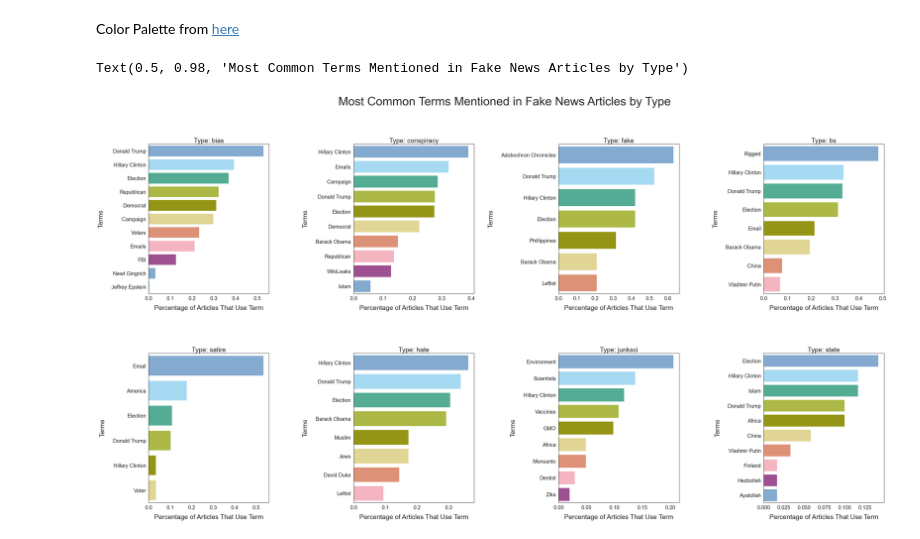
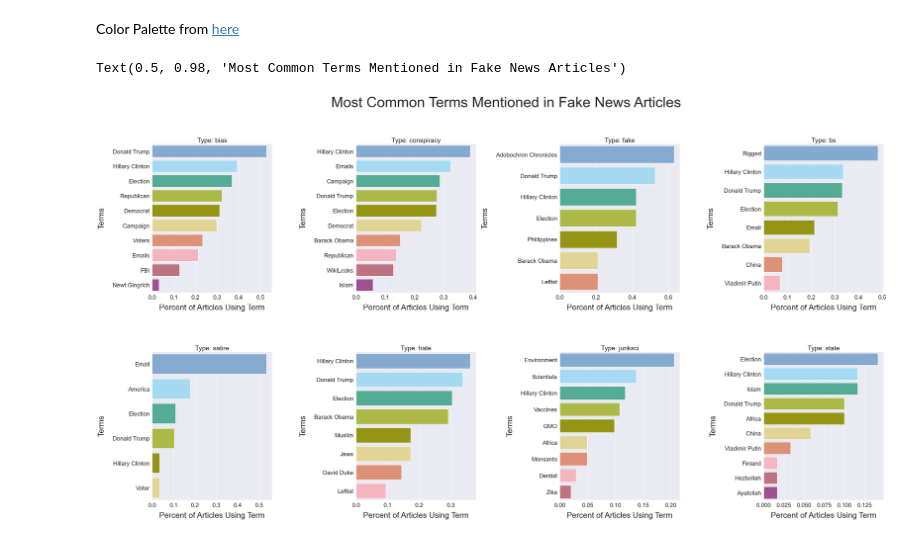
Before and after one commit to haleyej/ala_470_proj, a Jupyter notebook: viz.ipynb, the cells around one changed output. Saved outputs shown, nothing was run; the diff lists cells and outputs as text; code cells hidden in the pictures.

```diff
--- a/viz.ipynb
+++ b/viz.ipynb
@@ -258,7 +252,7 @@ Text(0.5, 0.98, 'Most Common Things Mentioned in Fake News Articles by Type')
 # %%
 bias = [('Donald Trump', r"trumps?"), ('Hillary Clinton', r'clintons?'), ('Election', 'elections?'), ('Campaign', 'campaigns?'),
         ('Republican', 'republicans?'), ('Democrat', 'democrats?'), ('Emails', 'emails?'), ('Voters', 'voters?'),
-        ('Newt Gingrich', 'gingrichs?'), ('Jeffrey Epstein', 'epsteins?'), ('FBI', 'fbi')]
+        ('Newt Gingrich', 'gingrichs?'), ('FBI', 'fbi')]
 
 
 
@@ -282,7 +276,7 @@ satire = [('Donald Trump', r"trumps?"), ('Hillary Clinton', r'clintons?'), ('Ele
 
 hate = [('Donald Trump', r"trumps?"), ('Hillary Clinton', r'clintons?'), ('Election', 'elections?'),
         ('Muslim', 'muslims?'), ('Jews', 'jews?'), ('Barack Obama', 'obamas?'),
-        ('Leftist', 'leftists'), ('David Duke', 'dukes?')]
+        ('Leftist', 'leftists'), ('David Duke', '(dukes?|dr.\bduke)')]
 
 junksci = [('Zika', 'zika'), ('Vaccines', 'vaccines?'), ('Hillary Clinton', 'clintons?'),
            ('GMO', 'gmos?'), ('Africa', 'african?s?'), ('Monsanto', 'monsantos?'), ('Dentist', 'dentists?'),
@@ -300,39 +294,41 @@ targets = [bias, conspiracy, fake, bs, satire, hate, junksci, state]
 <p>Color Palette from <a href="https://personal.sron.nl/~pault/">here</a></p>
 # %%
 colors = ['#77AADD', '#99DDFF', '#44BB99', '#BBCC33', '#AAAA00', '#EEDD88',
-          '#EE8866', '#FFAABB', '#AA4499']
+          '#EE8866', '#FFAABB', '#CC6677','#AA4499']
 # %%
-rcParams['figure.figsize'] = 36,18
+# rcParams['figure.figsize'] = 36,18
 
-fig, axes = plt.subplots(2, 4)
+fig, axes = plt.subplots(2, 4, constrained_layout = True)
 fig.set_size_inches(50, 25)
 fig.subplots_adjust(hspace = 0.4, wspace = 0.7)
 
 for i, ax in enumerate(axes.flatten()):
     t = types[i]
     matches = {}
     matches_df = df[df['type'] == t]
 
     for label, target in targets[i]:
         amount = matches_df['text_normalized'].str.contains(r"{}".format(target)).sum() / len(matches_df)
         matches[label] = amount
 
-#     matches = {k:v for k, v in matches.items() if v > 0.03}
     temp = pd.DataFrame(matches.items(), columns = ['entity', 'percent'])
     temp = temp.sort_values(['percent'], ascending = False)
     num_items = len(matches.keys())
 
     grid = sns.barplot(x = temp['percent'], y = temp['entity'],
                        palette = sns.color_palette(colors), ax = ax)
 
-    grid.tick_params(labelsize = 20)
-    grid.set_ylabel('Terms', fontsize = 25, labelpad = 27.5)
-    grid.set_xlabel('Percentage of Articles That Use Term',  fontsize = 25, labelpad = 15)
+    grid.tick_params(labelsize = 22.5)
+    grid.set_ylabel('Terms', fontsize = 30, labelpad = 27.5)
+    grid.set_xlabel('Percent of Articles Using Term',  fontsize = 30, labelpad = 15)
     grid.set_title(f"Type: {t}", fontsize = 25)
 
-fig.suptitle("Most Common Terms Mentioned in Fake News Articles by Type", fontsize = 45)
+#     if i == 3:
+#         grid.subplots_adjust(left = 0.2)
+
+fig.suptitle("Most Common Terms Mentioned in Fake News Articles", fontsize = 55)
 # %% [output]
-Text(0.5, 0.98, 'Most Common Terms Mentioned in Fake News Articles by Type')
+Text(0.5, 0.98, 'Most Common Terms Mentioned in Fake News Articles')
-[figure, old version]
+[figure, new version]
 # %%
 fig.savefig('ala_470_viz.png')
```
Also changed, not shown: parts of 5 cells of this notebook, 1 other file.
